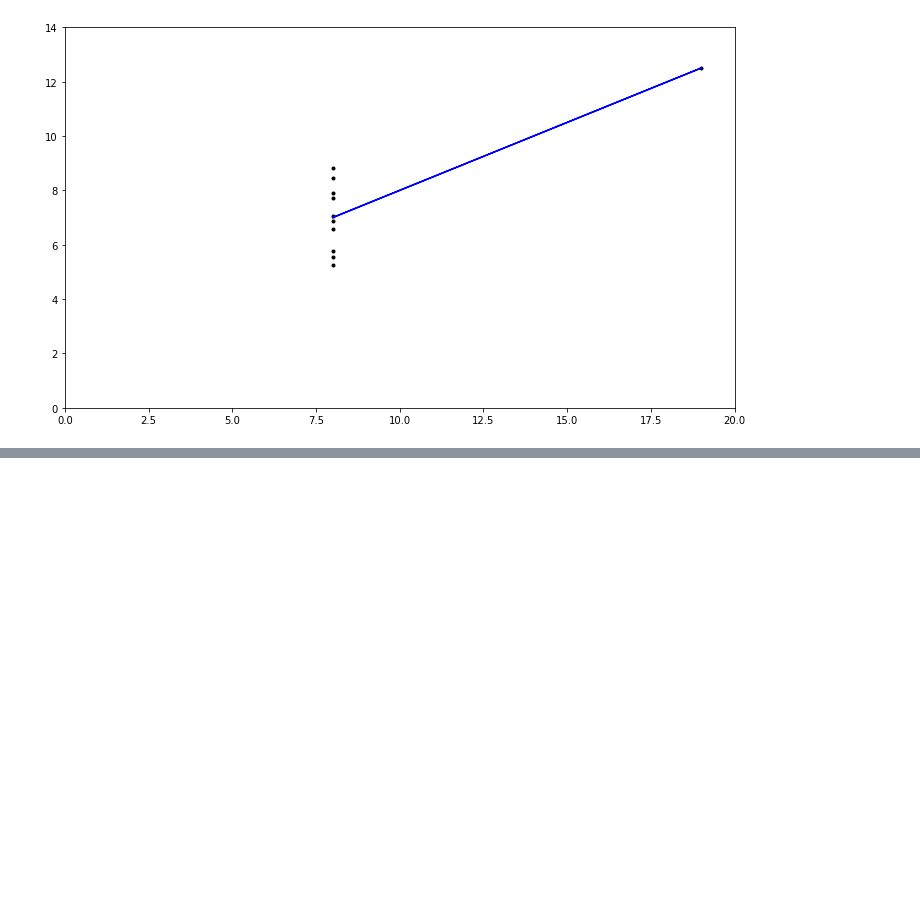
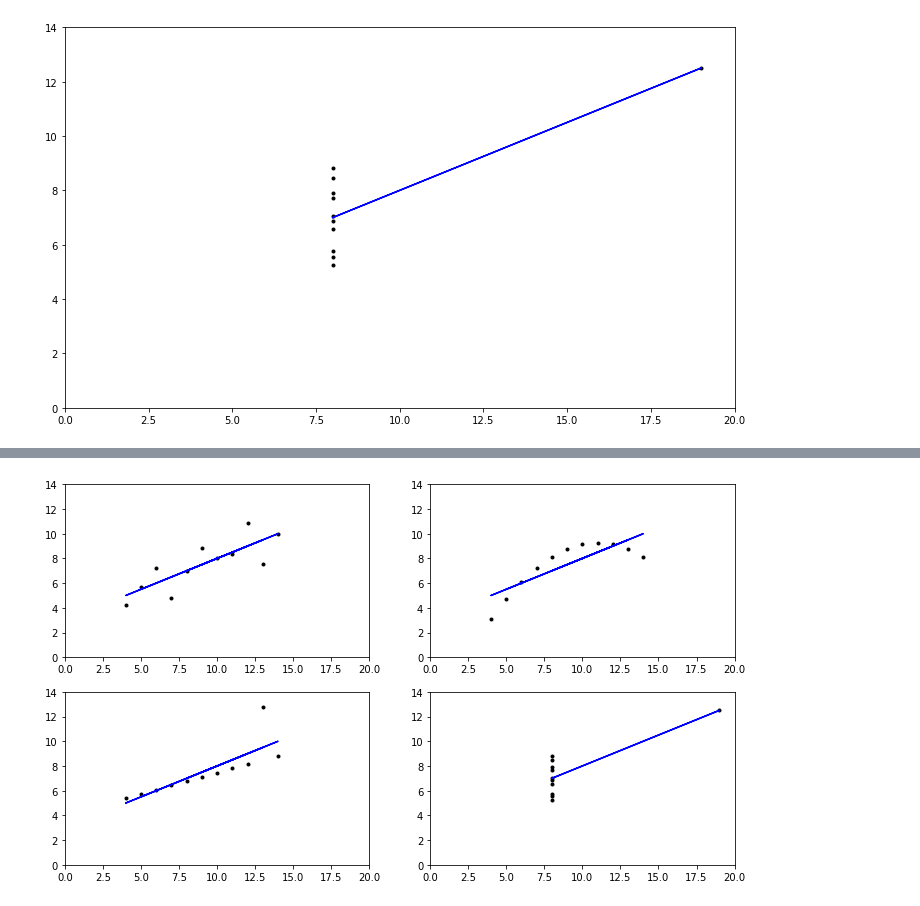
Before and after one commit to Nayade2lu/anscombes, a Jupyter notebook: Anscombes.ipynb, the cells around one changed output, grey strips where cells are left out. Saved outputs shown, nothing was run; the diff lists cells and outputs as text; code cells hidden in the pictures; blank space fills up the shorter version.

```diff
--- a/Anscombes.ipynb
+++ b/Anscombes.ipynb
@@ -261,0 +312,35 @@ http://www.sjsu.edu/faculty/gerstman/StatPrimer/anscombe1973.pdf
+# %%
+#plots in 2 colums and 2 rows
+#the first number in the argument sets the number of rows
+#the second argument sets the number of columns
+#the third argument sets the position of the plot
+
+
+#seting a plot with 2 rows, 2 columns and order first
+plt.subplot(221)
+plt.plot(x1, y1, 'k.')
+plt.plot(x1, m1 * x1 + c1, 'b-')
+plt.axis([0, 20, 0, 14])
+
+#seting a plot with 2 rows, 2 columns and order second
+plt.subplot(222)
+plt.plot(x2, y2, 'k.')
+plt.plot(x2, m2 * x2 + c2, 'b-')
+plt.axis([0, 20, 0, 14])
+
+
+#seting a plot with 2 rows, 2 columns and order third
+plt.subplot(223)
+plt.plot(x3, y3, 'k.')
+plt.plot(x3, m3 * x3 + c3, 'b-')
+plt.axis([0, 20, 0, 14])
+
+#seting a plot with 2 rows, 2 columns and order fourth
+plt.subplot(224)
+plt.plot(x4, y4, 'k.')
+plt.plot(x4, m4 * x4 + c4, 'b-')
+plt.axis([0, 20, 0, 14])
+
+plt.show()
+# %% [output]
+[figure, added]
```
Also changed, not shown: parts of 20 cells of this notebook.
